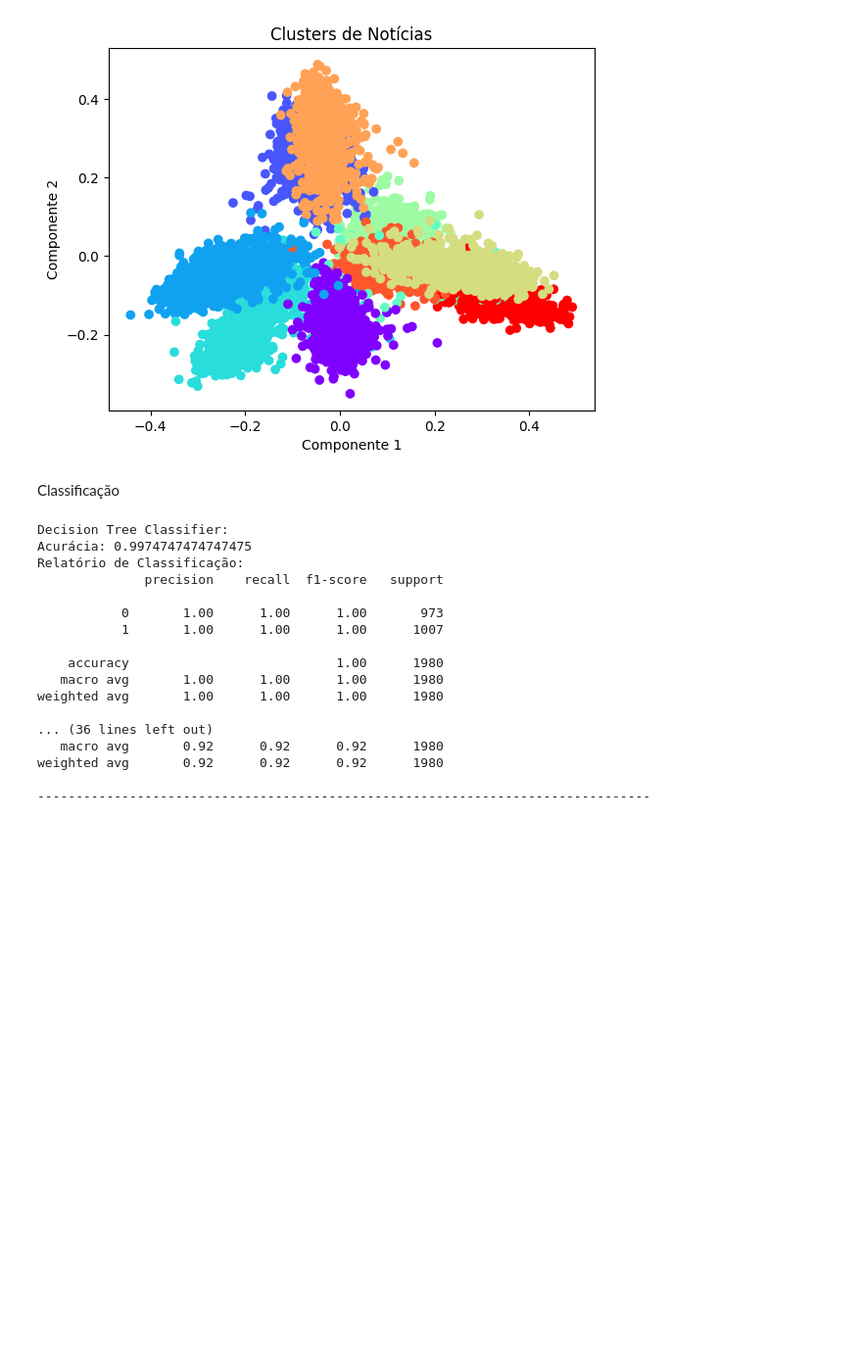
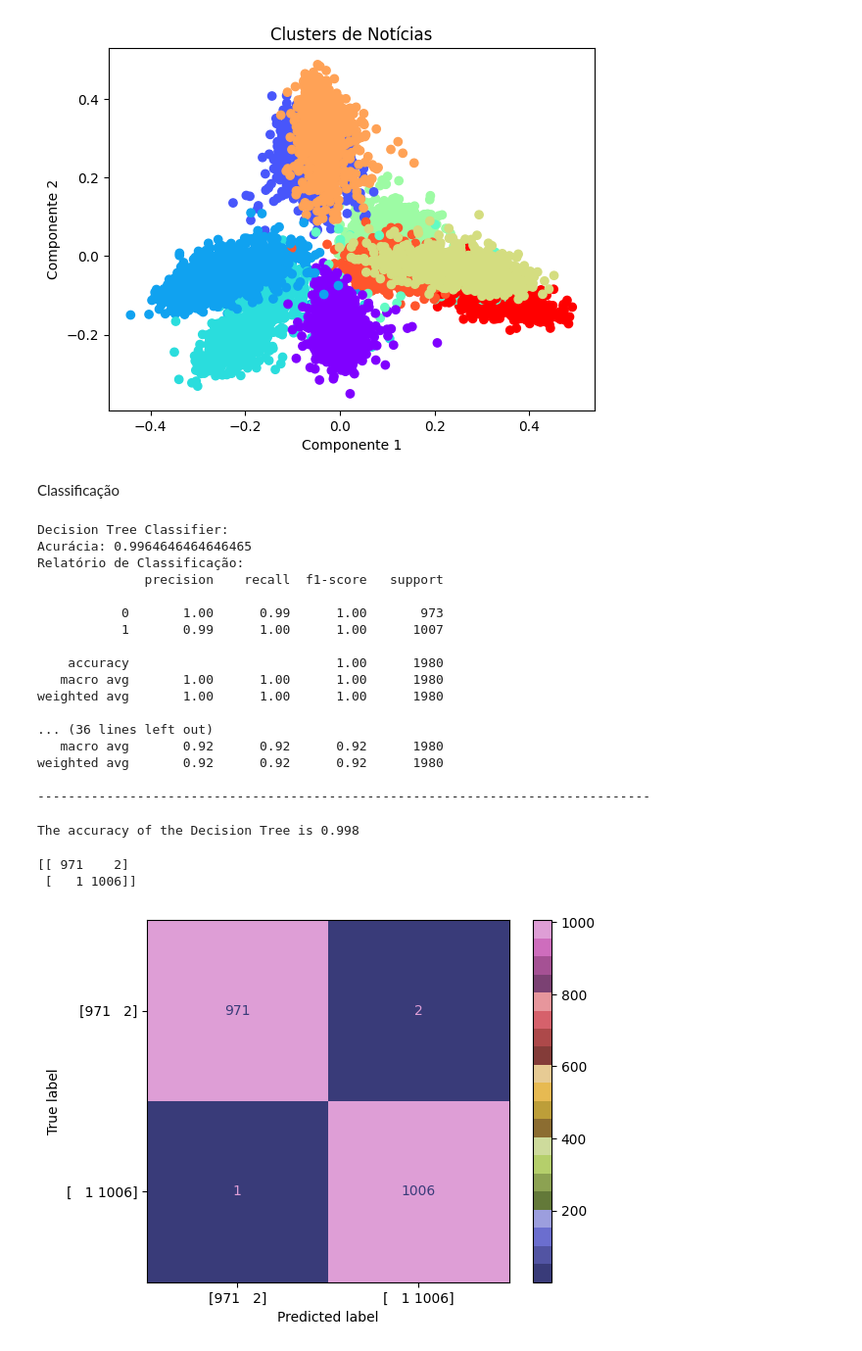
Before and after one commit to luizhcsantos/Projeto_CienciaDados, a Jupyter notebook: notebooks/etapa2.ipynb, the cells around one changed output. Shown: that part at 98% size. Drawn from its saved outputs; the diff is of its cells as text; code cells hidden in the pictures; blank space fills up the shorter version.

```diff
--- a/notebooks/etapa2.ipynb
+++ b/notebooks/etapa2.ipynb
@@ -74,8 +80,6 @@ print(df_clean.head())
 2  trump proposes us tax overhaul stirs concerns ...      1
 3   court forces ohio to allow millions of illega...      0
 4  democrats say trump agrees to work on immigrat...      1
-# %%
-df_clean = pd.read_csv('../cleaned_data/cleaned_texts.csv')
 # %%
 from sklearn.feature_extraction.text import TfidfVectorizer
 # %%
@@ -126,7 +123,7 @@ vectorizer = TfidfVectorizer(max_features=1000)
 
 # Processamento em partes menores (Chunking) para evitar sobrecarregar a memória.
 chunk_size = 1000
-chunks = [df_clean['Text'][i:i + chunk_size] for i in range(0, cleaned_texts.shape[0], chunk_size)]
+chunks = [df_clean['Text'][i:i + chunk_size] for i in range(0, df_clean.shape[0], chunk_size)]
 
 # Cada parte é transformada usando o TfidfVectorizer.
 tfidf_chunks = [vectorizer.fit_transform(chunk) for chunk in chunks]
@@ -198,7 +196,7 @@ for name, model in models.items():
         y_pred = model.predict(x_test_tfidf.toarray())
     else:
         model.fit(x_train_tfidf.toarray(), y_train)
-        y_pred = model.predict(x_test_tfidf)
+        y_pred = model.predict(x_test_tfidf.toarray())
 
     accuracy = accuracy_score(y_test, y_pred)
     report = classification_report(y_test, y_pred)
@@ -228,12 +226,12 @@ for name, model in models.items():
 # print(report)
 # %% [output]
 Decision Tree Classifier:
-Acurácia: 0.9974747474747475
+Acurácia: 0.9964646464646465
 Relatório de Classificação:
               precision    recall  f1-score   support
 
-           0       1.00      1.00      1.00       973
-           1       1.00      1.00      1.00      1007
+           0       1.00      0.99      1.00       973
+           1       0.99      1.00      1.00      1007
 
     accuracy                           1.00      1980
    macro avg       1.00      1.00      1.00      1980
@@ -244,3 +242,23 @@ weighted avg       1.00      1.00      1.00      1980
 weighted avg       0.92      0.92      0.92      1980
 
 --------------------------------------------------------------------------------
+# %%
+# first try decision tree
+mod_dt = DecisionTreeClassifier(max_depth = 3, random_state = 1)
+mod_dt.fit(x_train_tfidf.toarray(),y_train)
+prediction=mod_dt.predict(x_test_tfidf.toarray())
+print('The accuracy of the Decision Tree is',"{:.3f}".format(accuracy_score(prediction,y_test)))
+# %% [output]
+The accuracy of the Decision Tree is 0.998
+# %%
+from sklearn import metrics
+from sklearn.metrics import ConfusionMatrixDisplay
+
+cm = metrics.confusion_matrix(y_test, mod_dt.predict(x_test_tfidf))
+disp = ConfusionMatrixDisplay(confusion_matrix=cm, display_labels=cm)
+disp.plot(cmap='tab20b')
+print(cm)
+# %% [output]
+[[ 971    2]
+ [   1 1006]]
+[figure, added]
```
Also changed, not shown: parts of 3 cells of this notebook, 1 other file.
